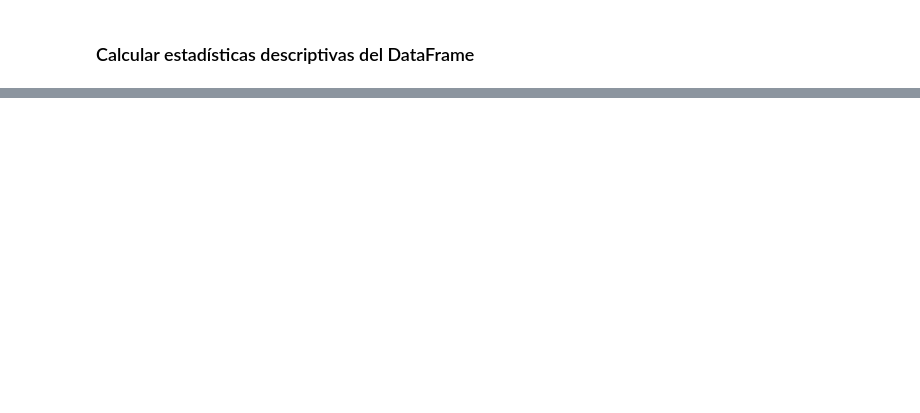
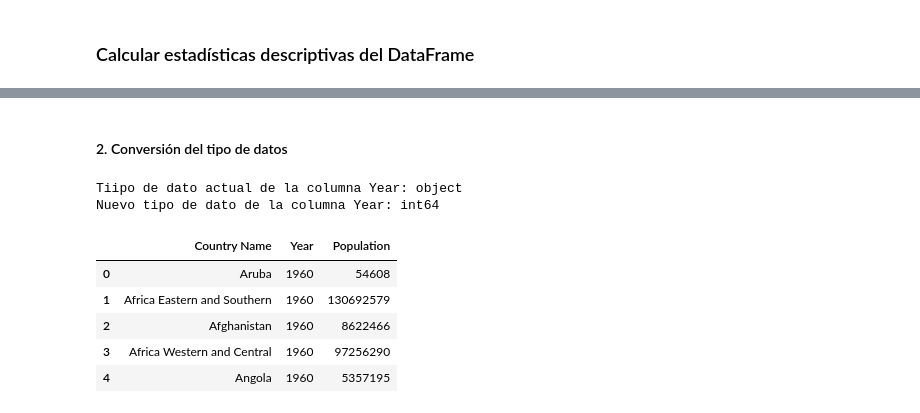
Before and after one commit to Bootcamp-IA-P4/world-population-migration-eda, a Jupyter notebook: population_eda.ipynb, the cells around one changed output, grey strips where cells are left out. Drawn from its saved outputs; the diff is of its cells as text; code cells hidden in the pictures; blank space fills up the shorter version.

```diff
--- a/population_eda.ipynb
+++ b/population_eda.ipynb
@@ -119,0 +115,23 @@ None
+# %% [markdown]
+#### 2. Conversión del tipo de datos
+# %%
+# Verificar el tipo de dato actual de la columna 'Year'
+print(f"Tiipo de dato actual de la columna Year: {df_long['Year'].dtype}")
+
+# Convertir el año a tipo numérico
+df_long['Year'] = pd.to_numeric(df_long['Year'])
+
+# Verificar que la conversión fue exitosa
+print(f"Nuevo tipo de dato de la columna Year: {df_long['Year'].dtype}")
+
+# Mostrar algunos datos para confirmar
+df_long.head(5)
+# %% [output]
+Tiipo de dato actual de la columna Year: object
+Nuevo tipo de dato de la columna Year: int64
+|  | Country Name | Year | Population |
+| 0 | Aruba | 1960 | 54608 |
+| 1 | Africa Eastern and Southern | 1960 | 130692579 |
+| 2 | Afghanistan | 1960 | 8622466 |
+| 3 | Africa Western and Central | 1960 | 97256290 |
+| 4 | Angola | 1960 | 5357195 |
```
Also changed, not shown: parts of 26 cells of this notebook.
